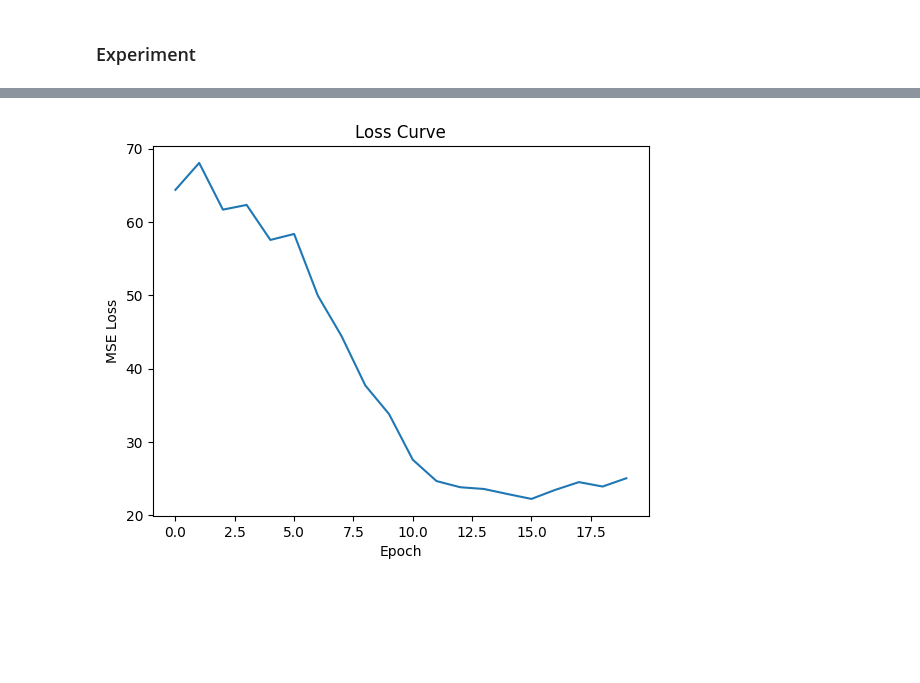
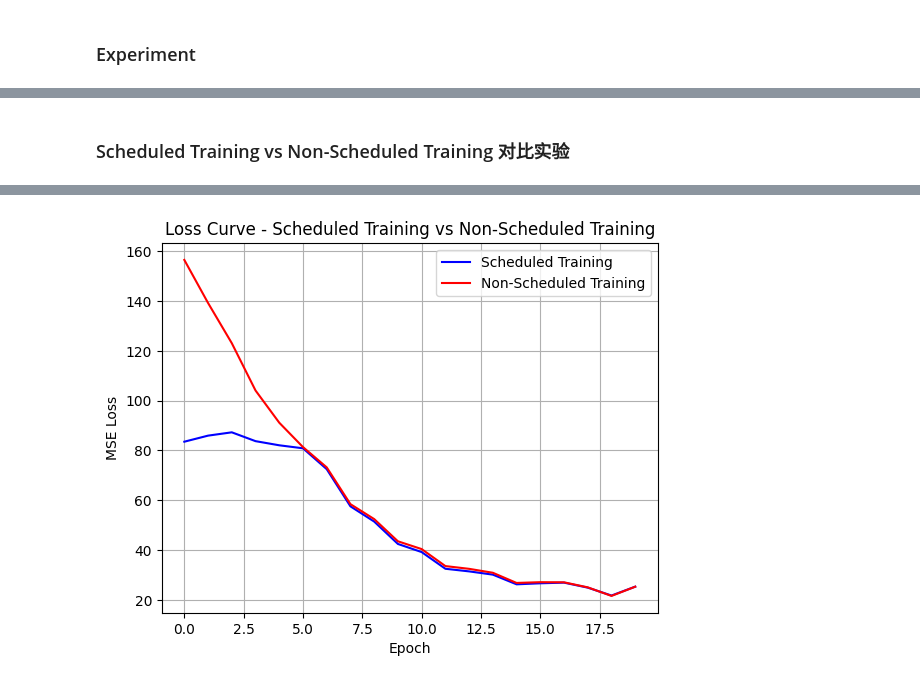
Before and after one commit to Bruce-lhq/looped-transformer-ablation-lab, a Jupyter notebook: Looped_Transformer.ipynb, the cells around one changed output, grey strips where cells are left out. Drawn from its saved outputs; the diff is of its cells as text; code cells hidden in the pictures; blank space fills up the shorter version.

```diff
--- a/Looped_Transformer.ipynb
+++ b/Looped_Transformer.ipynb
@@ -343,6 +353,6 @@ def dataloader(batch_size=64, seq_len=80, d_x=20, d_y=1, device='cpu', data_type
 # %%
 class LoopedTransformerExperiment:
-    def __init__(self, num_blocks, num_heads=8, d_model=256, lr=1e-4, max_seq_len=4096, d_x=20, d_y=1,
+    def __init__(self, num_blocks, num_heads=8, d_model=256, lr=1e-4, max_seq_len=4096, d_x=20, d_y=1, seed=None, experiment_name='default_exp',
                  norm_type='layernorm', ffn_type='gelu', pe_type='learned_ape', optimizer_type='adam', loop=True, loss_type='mse'):
         # 设备选择：优先使用 MPS（适用于 Apple Silicon），其次是 CUDA（适用于 NVIDIA GPU），最后退回 CPU
         if torch.backends.mps.is_available():
@@ -351,7 +361,9 @@ class LoopedTransformerExperiment:
             self.device = torch.device("cuda")
         else:
             self.device = torch.device("cpu")
-        print(f"Experiment initialized. Using device: {self.device}")
+        print(f"{experiment_name} initialized. Using device: {self.device}")
+        if seed is not None:
+            torch.manual_seed(seed)
         # 模型和优化器
         self.model = RegressionSolver(num_blocks, num_heads, d_model, d_x=d_x, d_y=d_y, max_seq_len=max_seq_len,
                                       norm_type=norm_type, ffn_type=ffn_type, pe_type=pe_type, loop=loop, loss_type=loss_type).to(self.device)
@@ -363,7 +375,7 @@ class LoopedTransformerExperiment:
         self.d_y = d_y
         self.num_blocks = num_blocks
 
-    def train(self, batch_size=64, seq_len=80, epochs=20, data_type='linear', num_eff=15, scheduled_training=True):
+    def train(self, batch_size=64, seq_len=80, epochs=20, data_type='linear', num_eff=15, scheduled_training=True, print_every=None):
         # x_data: [batch_size, k, d_x]
         # y_data: [batch_size, k, d_y]
         self.data_loader = dataloader(batch_size, seq_len, self.d_x, self.d_y, device=self.device, data_type=data_type)
@@ -374,12 +386,15 @@ class LoopedTransformerExperiment:
             x_data, y_data = next(self.data_loader) # 从数据加载器中获取一个批次的数据
             if scheduled_training:
                 current_blocks = min(num_eff + epoch, self.num_blocks) # 随着训练的进行，逐渐增加参与误差计算的有效层数
+            else:
+                current_blocks = self.num_blocks
             loss = self.model(x_data, y_data, num_eff=num_eff, current_blocks=current_blocks, is_eval=False) # 前向传播计算损失 [batch_size, num_eff, seq_len/2, d_y]
             loss = loss.mean()  # 对所有维度求平均得到一个标量损失值
             loss.backward()  # 反向传播计算梯度
             self.optimizer.step()  # 更新模型参数
             self.loss_history.append(loss.item())  # 记录损失值
-            print(f"Epoch {epoch+1}/{epochs}, Loss: {loss.item():.4f}, current_blocks: {current_blocks}")
+            if print_every is not None and (epoch + 1) % print_every == 0:
+                print(f"Epoch {epoch+1}/{epochs}, Loss: {loss.item():.4f}, current_blocks: {current_blocks}")
 
     def evaluate(self, batch_size=64, seq_len=80, data_type='linear', loss_type='mse'):
         self.model.eval()
@@ -397,27 +457,28 @@ class LoopedTransformerExperiment:
+# %% [markdown]
+### Scheduled Training vs Non-Scheduled Training 对比实验
 # %%
-experiment = LoopedTransformerExperiment(num_blocks=20,
-                                         num_heads=8,
-                                         d_model=256,
-                                         lr=1e-4,
-                                         max_seq_len=4096,
-                                         d_x=20,
-                                         d_y=1,
-                                         norm_type='layernorm',
-                                         ffn_type='gelu',
-                                         pe_type='learned_ape',
-                                         loop=True,
-                                         loss_type='mse')
-experiment.train(batch_size=64,
-                 seq_len=80,
-                 epochs=20,
-                 num_eff=15,
-                 data_type='linear',
-                 scheduled_training=True)
+init_parameters['seed'] = 42
+init_parameters['experiment_name'] = 'Experiment scheduled'
+train_parameters['scheduled_training'] = True
+train_parameters['print_every'] = 2
+experiment1 = LoopedTransformerExperiment(**init_parameters)
+experiment1.train(**train_parameters)
+
+init_parameters['experiment_name'] = 'Experiment non-scheduled'
+train_parameters['scheduled_training'] = False
+experiment2 = LoopedTransformerExperiment(**init_parameters)
+experiment2.train(**train_parameters)
+
 # 绘制Loss下降曲线
 import matplotlib.pyplot as plt
-plt.plot(experiment.loss_history)
+# 在一张图上绘制两条曲线，分别对应scheduled_training=True和False的情况
+# 图例（不同颜色代表不同的训练方式）
+plt.plot(experiment1.loss_history, label='Scheduled Training', color='blue')
+plt.plot(experiment2.loss_history, label='Non-Scheduled Training', color='red')
 plt.xlabel('Epoch')
 plt.ylabel('MSE Loss')
-plt.title('Loss Curve')
+plt.title('Loss Curve - Scheduled Training vs Non-Scheduled Training')
+plt.grid()
+plt.legend()
 plt.show()
 # %% [output]
@@ -441 +502 @@ Epoch 20/20, Loss: 25.0472, current_blocks: 20
-[figure, old version]
+[figure, new version]
```
Also changed, not shown: parts of 9 cells of this notebook, 1 other file.
